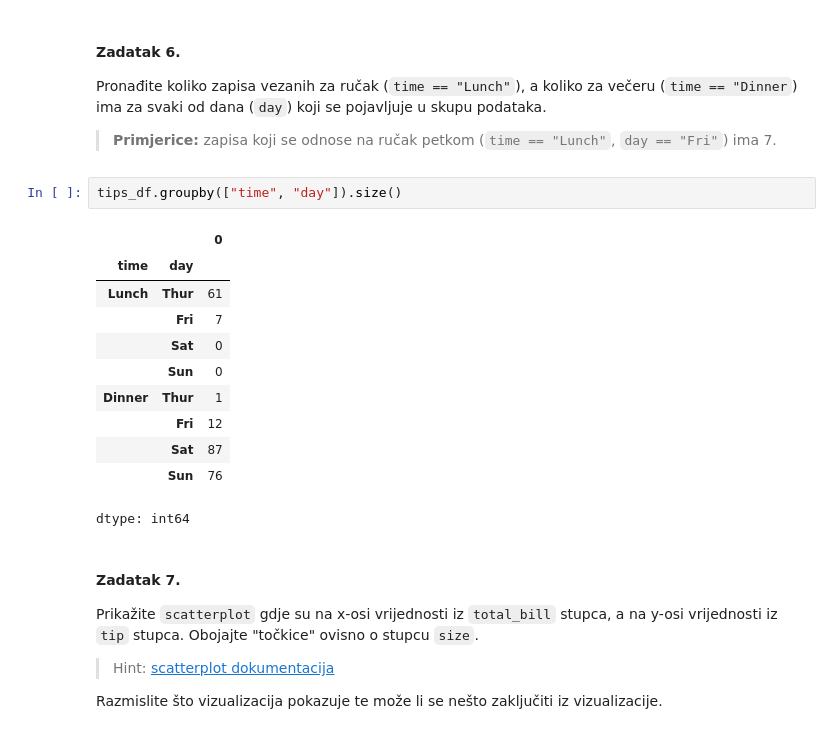
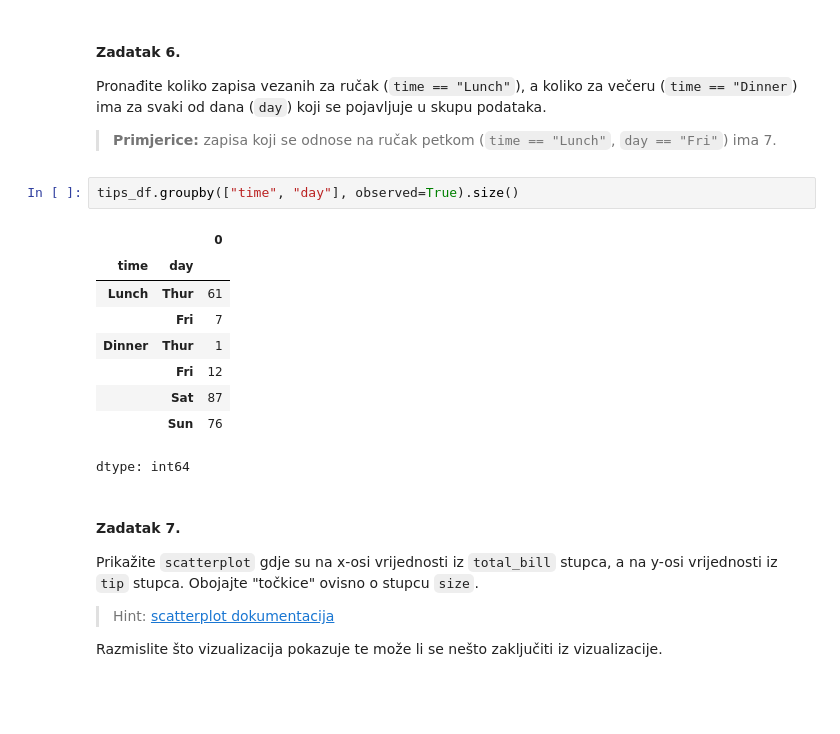
Before and after one commit to Nidzoki/PMFSTIntroToDS, a Jupyter notebook: w2/02.ipynb, the cells around one changed output. Drawn from its saved outputs; the diff is of its cells as text; blank space fills up the shorter version.

```diff
--- a/w2/02.ipynb
+++ b/w2/02.ipynb
@@ -123,14 +123,12 @@ Pronađite koliko zapisa vezanih za ručak (`time == "Lunch"`), a koliko za več
 
 > **Primjerice:** zapisa koji se odnose na ručak petkom (`time == "Lunch"`, `day == "Fri"`) ima 7.
 # %%
-tips_df.groupby(["time", "day"]).size()
+tips_df.groupby(["time", "day"], observed=True).size()
 # %% [output]
 |  |  | 0 |
 | time | day |  |
 | Lunch | Thur | 61 |
 |  | Fri | 7 |
-|  | Sat | 0 |
-|  | Sun | 0 |
 | Dinner | Thur | 1 |
 |  | Fri | 12 |
 |  | Sat | 87 |
```
